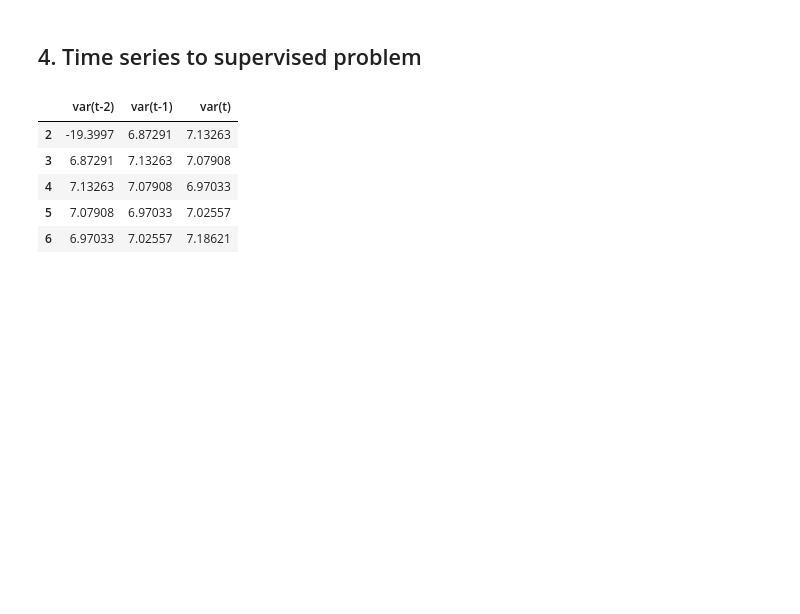
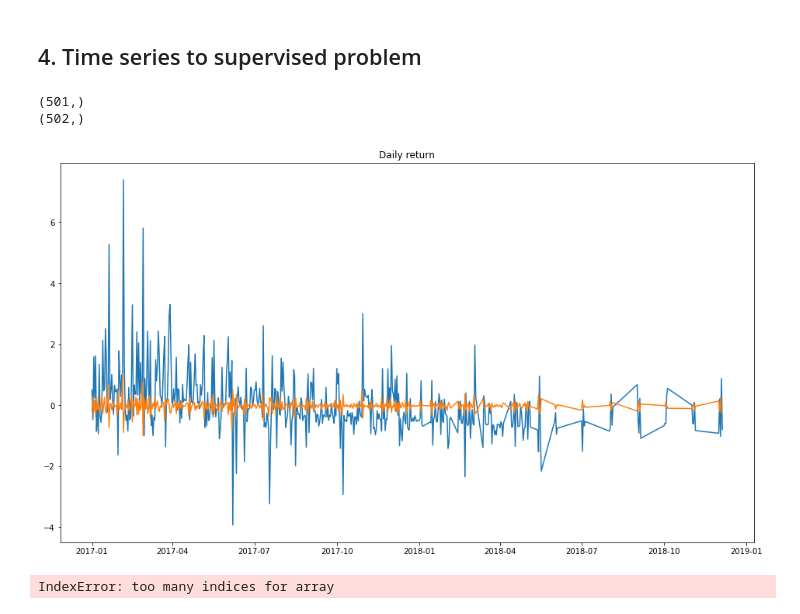
Before and after one commit to ingJSNA/machineLearning2018, a Jupyter notebook: Final Project/1 Data selection and preprocessing.ipynb, the cells around one changed output. Cells and saved outputs as stored; diff of their text form; code cells hidden in the pictures; blank space fills up the shorter version.

```diff
--- a/Final Project/1 Data selection and preprocessing.ipynb
+++ b/Final Project/1 Data selection and preprocessing.ipynb
@@ -208,18 +230,62 @@ def series_to_supervised(data, n_in=1, n_out=1, dropnan=True):
 
 data = pd.DataFrame()
 
+
 data['t'] = report['Rentab. dia']
 
 data['t+1'] = data['t'].shift(-1)
 
 
-data = series_to_supervised(report['Rentab. dia'], 2)
+data = series_to_supervised(report['Rentab. dia'], 1)
 
 data.head()
+
+# Make stationary, N=1, sequence size
+data = data['var(t)'] - data['var(t-1)']
+
+# Scale for LSTM
+x = data.values.reshape(-1, 1)
+scaler = preprocessing.MinMaxScaler(feature_range=(-1, 1))
+scaled_X = scaler.fit_transform(x)
+
+data = pd.Series(scaled_X[:, 0])
-# %% [output]
-|  | var(t-2) | var(t-1) | var(t) |
-| 2 | -19.3997 | 6.87291 | 7.13263 |
-| 3 | 6.87291 | 7.13263 | 7.07908 |
-| 4 | 7.13263 | 7.07908 | 6.97033 |
-| 5 | 7.07908 | 6.97033 | 7.02557 |
-| 6 | 6.97033 | 7.02557 | 7.18621 |
+# %%
+print(data.shape)
+print(report['Fecha corte'].shape)
+
+fig, ax1 = plt.subplots(1, 1, figsize=(16, 9))
+ax1.plot(report['Fecha corte'], report['Rentab. dia'])
+ax1.plot(report['Fecha corte'].iloc[:data.shape[0]], data)
+ax1.set_title('Daily return')
+plt.show()
+# %% [output]
+(501,)
+(502,)
+[figure, added]
+# %%
+from keras.models import Sequential
+from keras.layers import Dense
+from keras.layers import LSTM
+
+def fit_lstm(train, batch_size, nb_epoch, neurons):
+    X, y = train[:, 0:-1], train[:, -1]
+    X = X.reshape(X.shape[0], 1, X.shape[1])
+    model = Sequential()
+    model.add(LSTM(neurons, batch_input_shape=(batch_size, X.shape[1], X.shape[2]), stateful=True))
+    model.add(Dense(1))
+    model.compile(loss='mean_squared_error', optimizer='adam')
+    for i in range(nb_epoch):
+        model.fit(X, y, epochs=1, batch_size=batch_size, verbose=0, shuffle=False)
+        model.reset_states()
+    return model
+
+# make a one-step forecast
+def forecast_lstm(model, batch_size, X):
+	X = X.reshape(1, 1, len(X))
+	yhat = model.predict(X, batch_size=batch_size)
+	return yhat[0,0]
+
+# fit the model
+lstm_model = fit_lstm(data.values, 1, 3000, 4)
+# %% [output]
+IndexError: too many indices for array
```
Also changed, not shown: parts of 3 cells of this notebook.
